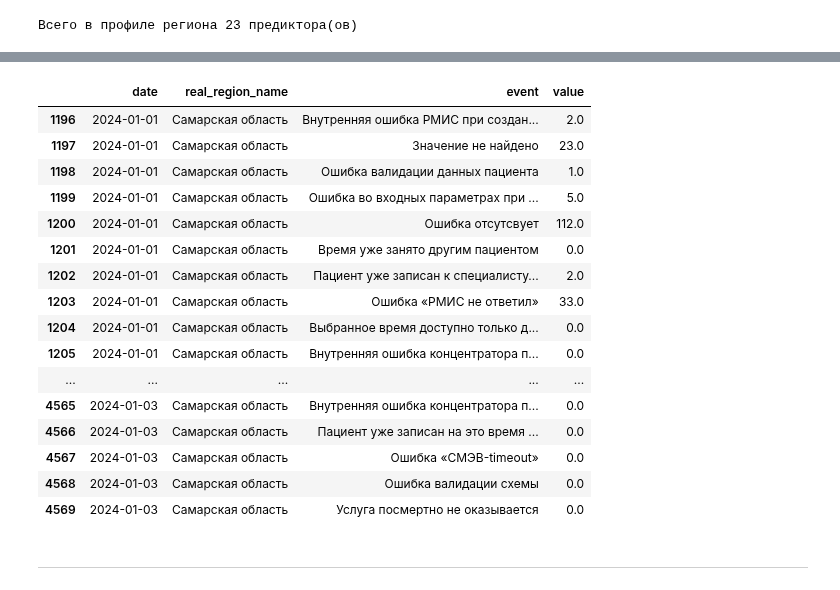
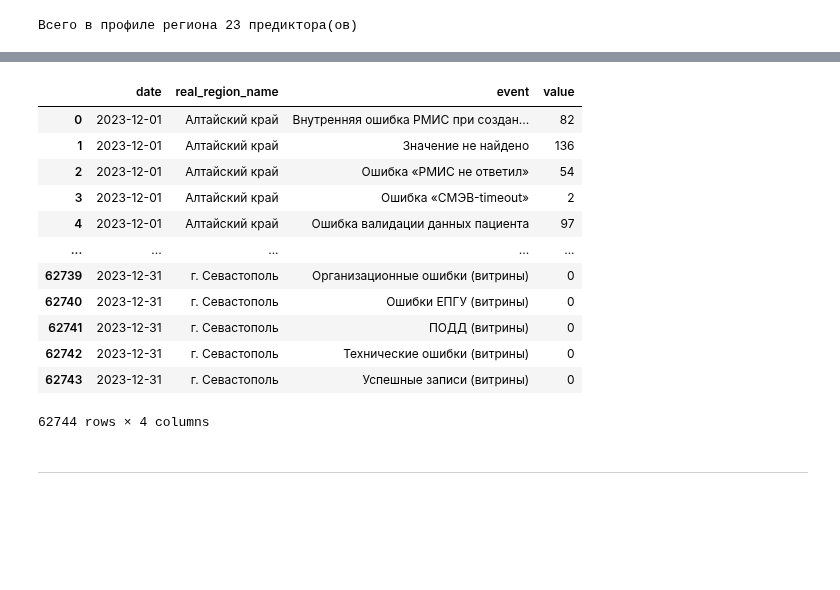
Before and after one commit to s-eremeev/eremeev, a Jupyter notebook: work/scripts/comparison.ipynb, the cells around one changed output, grey strips where cells are left out. Cells and saved outputs as stored; diff of their text form; code cells hidden in the pictures; blank space fills up the shorter version.

```diff
--- a/work/scripts/comparison.ipynb
+++ b/work/scripts/comparison.ipynb
@@ -34,4 +34,5 @@ Wall time: 1.09 ms
 # %%
+%%time
 # определение типа файлов в целевой папке по расширению первого файла в директории данных ошибок, другие расширения будет нельзя
 try:
     extension = error_file_list[0].split(".")[-1]
@@ -79,7 +80,9 @@ df_error.insert(
         lambda x: pd.to_datetime(str(x)[:10], format="%Y-%m-%d")
     ),
 )
+df_error["region_name"] = df_error["region_name"].fillna('Кемская волость')
 print("данные ошибок записи сформированы")
+
 df_succsessful = pd.DataFrame()
 for succsessful_file in successful_file_list:
     succsessful_file_path = successful_parh + "/" + succsessful_file
@@ -115,6 +118,7 @@ df_succsessful["slot_ts"] = pd.to_datetime(df_succsessful["slot_ts"], format="mi
 df_succsessful["create_ts"] = pd.to_datetime(
     df_succsessful["create_ts"], format="mixed"
 )
+df_succsessful["region_name"] = df_succsessful["region_name"].fillna('Кемская волость')
 print("данные успешных сессий сформированы")
 
 # создание фрейма данных витрин
@@ -143,4 +147,6 @@ df_showcase = df_showcase.rename(
 df_showcase[df_showcase.columns[4:]] = df_showcase[df_showcase.columns[4:]].apply(
     pd.to_numeric, errors="ignore"
 )
+df_showcase["region_name"] = df_showcase["region_name"].fillna('Кемская волость')
+print("данные витрин ЕПГУ загружены")
 # %% [output]
@@ -328,5 +334,6 @@ for date in df_statistic["date"].unique().tolist():
         df_stat_full = pd.concat([df_stat_full, df_stat_tmp])
         # break
 df_stat_full.reset_index(drop=True, inplace=True)
+df_stat_full["value"] = df_stat_full["value"].astype(int)
 # %% [output]
 Всего в профиле региона 23 предиктора(ов)
@@ -353,23 +340,23 @@ df_stat_full.head(60)
 # %%
-df_statistic[df_statistic.real_region_name == "Самарская область"].head(60)
+# df_stat_full[
+#     (df_stat_full.real_region_name == "Самарская область")
+#     & (df_stat_full.date == "2024-01-10")
+# ]
+df_stat_full
 # %% [output]
 |  | date | real_region_name | event | value |
-| 1196 | 2024-01-01 | Самарская область | Внутренняя ошибка РМИС при создан... | 2.0 |
-| 1197 | 2024-01-01 | Самарская область | Значение не найдено | 23.0 |
-| 1198 | 2024-01-01 | Самарская область | Ошибка валидации данных пациента | 1.0 |
-| 1199 | 2024-01-01 | Самарская область | Ошибка во входных параметрах при ... | 5.0 |
-| 1200 | 2024-01-01 | Самарская область | Ошибка отсутсвует | 112.0 |
-| 1201 | 2024-01-01 | Самарская область | Время уже занято другим пациентом | 0.0 |
-| 1202 | 2024-01-01 | Самарская область | Пациент уже записан к специалисту... | 2.0 |
-| 1203 | 2024-01-01 | Самарская область | Ошибка «РМИС не ответил» | 33.0 |
-| 1204 | 2024-01-01 | Самарская область | Выбранное время доступно только д... | 0.0 |
-| 1205 | 2024-01-01 | Самарская область | Внутренняя ошибка концентратора п... | 0.0 |
+| 0 | 2023-12-01 | Алтайский край | Внутренняя ошибка РМИС при создан... | 82 |
+| 1 | 2023-12-01 | Алтайский край | Значение не найдено | 136 |
+| 2 | 2023-12-01 | Алтайский край | Ошибка «РМИС не ответил» | 54 |
+| 3 | 2023-12-01 | Алтайский край | Ошибка «СМЭВ-timeout» | 2 |
+| 4 | 2023-12-01 | Алтайский край | Ошибка валидации данных пациента | 97 |
 | ... | ... | ... | ... | ... |
-| 4565 | 2024-01-03 | Самарская область | Внутренняя ошибка концентратора п... | 0.0 |
-| 4566 | 2024-01-03 | Самарская область | Пациент уже записан на это время ... | 0.0 |
-| 4567 | 2024-01-03 | Самарская область | Ошибка «СМЭВ-timeout» | 0.0 |
-| 4568 | 2024-01-03 | Самарская область | Ошибка валидации схемы | 0.0 |
-| 4569 | 2024-01-03 | Самарская область | Услуга посмертно не оказывается | 0.0 |
+| 62739 | 2023-12-31 | г. Севастополь | Организационные ошибки (витрины) | 0 |
+| 62740 | 2023-12-31 | г. Севастополь | Ошибки ЕПГУ (витрины) | 0 |
+| 62741 | 2023-12-31 | г. Севастополь | ПОДД (витрины) | 0 |
+| 62742 | 2023-12-31 | г. Севастополь | Технические ошибки (витрины) | 0 |
+| 62743 | 2023-12-31 | г. Севастополь | Успешные записи (витрины) | 0 |
+62744 rows × 4 columns
 # %% [markdown]
 ______________________________________
 # %%
```
Also changed, not shown: parts of 4 cells of this notebook, 1 other file.
